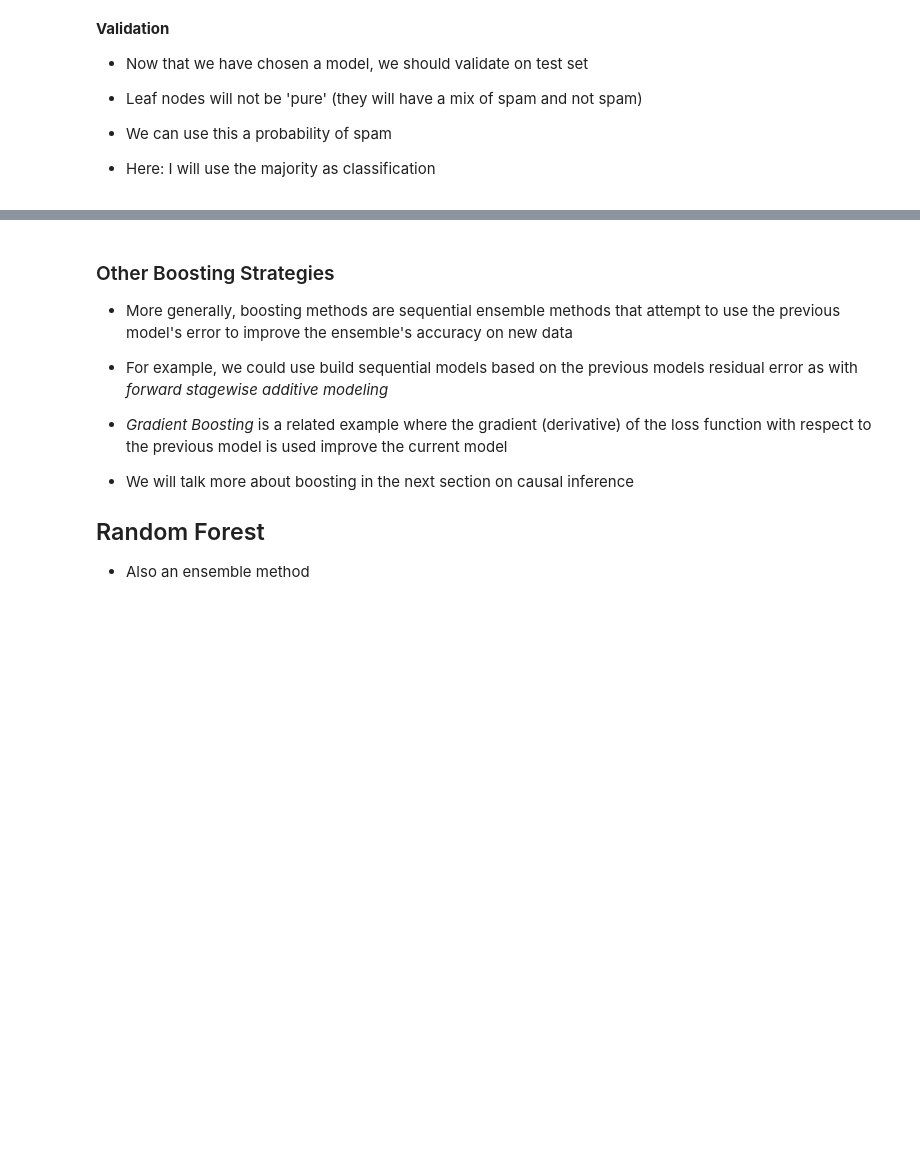
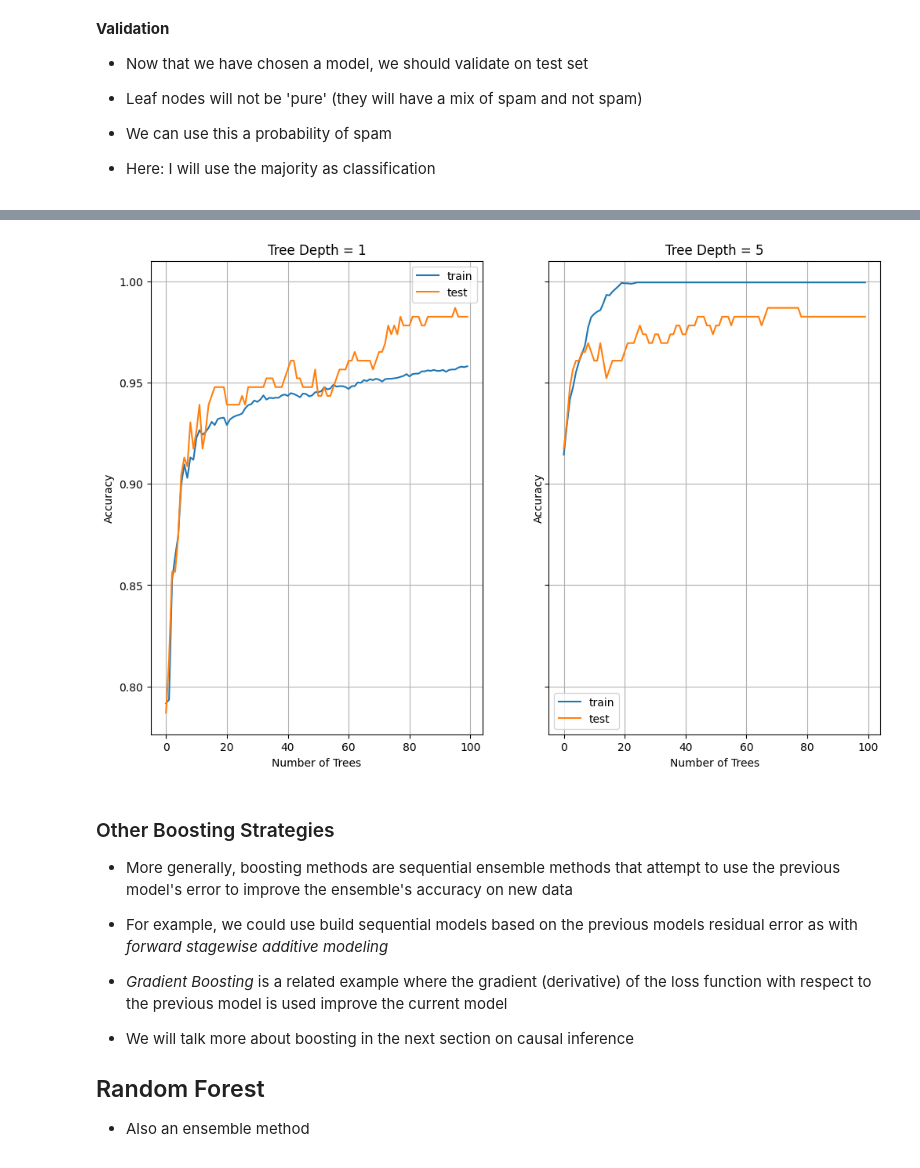
Before and after one commit to omesner/UMSTATS504, a Jupyter notebook: trees/trees.ipynb, the cells around one changed output, grey strips where cells are left out. Saved outputs shown, nothing was run; the diff lists cells and outputs as text; code cells hidden in the pictures; blank space fills up the shorter version.

```diff
--- a/trees/trees.ipynb
+++ b/trees/trees.ipynb
@@ -1284,32 +1451,34 @@ Below:
 # %%
 from sklearn.ensemble import AdaBoostClassifier
 
 depth = [1, 5]
 
 fig, axs = plt.subplots(1, 2, sharey=True)
 
 for itr in range(2):
     learner = tree.DecisionTreeClassifier(
         criterion='entropy', max_depth=depth[itr])
     clf = AdaBoostClassifier(learner, n_estimators=100)
-    clf.fit(train_set.drop(columns='Y'), train_set['Y'])
+    clf.fit(train_set.drop(columns='Y').values, train_set['Y'])
 
     train_accuracy = list(clf.staged_score(
-        train_set.drop(columns='Y'), train_set['Y']))
+        train_set.drop(columns='Y').values, train_set['Y']))
     test_accuracy = list(clf.staged_score(
-        test_set.drop(columns='Y'), test_set['Y']))
+        test_set.drop(columns='Y').values, test_set['Y']))
 
     axs[itr].plot(train_accuracy, label='train')
     axs[itr].plot(test_accuracy, label='test')
     axs[itr].legend()
     axs[itr].set_title(f'Tree Depth = {depth[itr]}')
 
 for ax in fig.get_axes():
     ax.label_outer()
     ax.grid(True)
 
 for ax in axs.flat:
     ax.set(xlabel='Number of Trees', ylabel='Accuracy');
+# %% [output]
+[figure, added]
 # %% [markdown]
 ### Other Boosting Strategies
 
```
Also changed, not shown: parts of 26 cells of this notebook, 1 other file.
